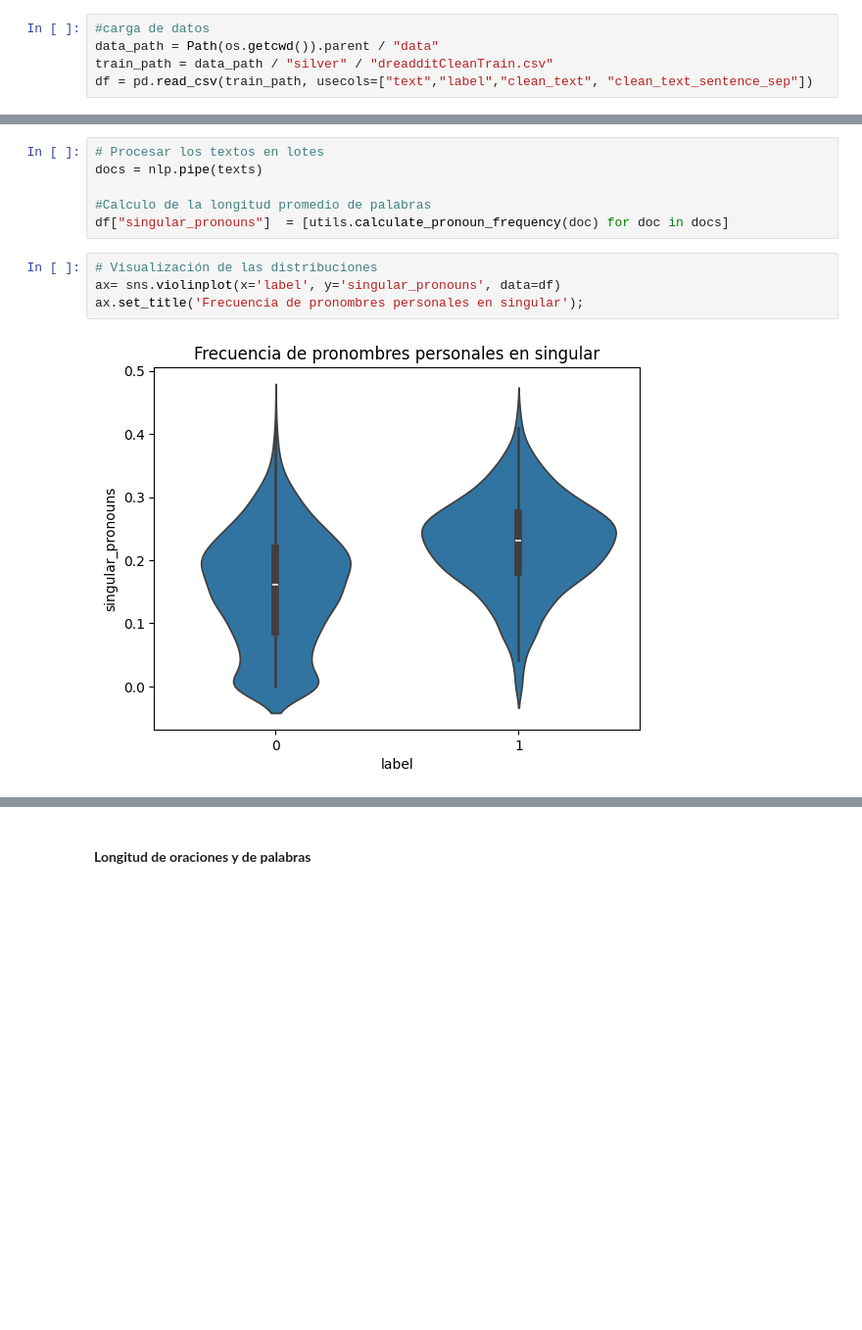
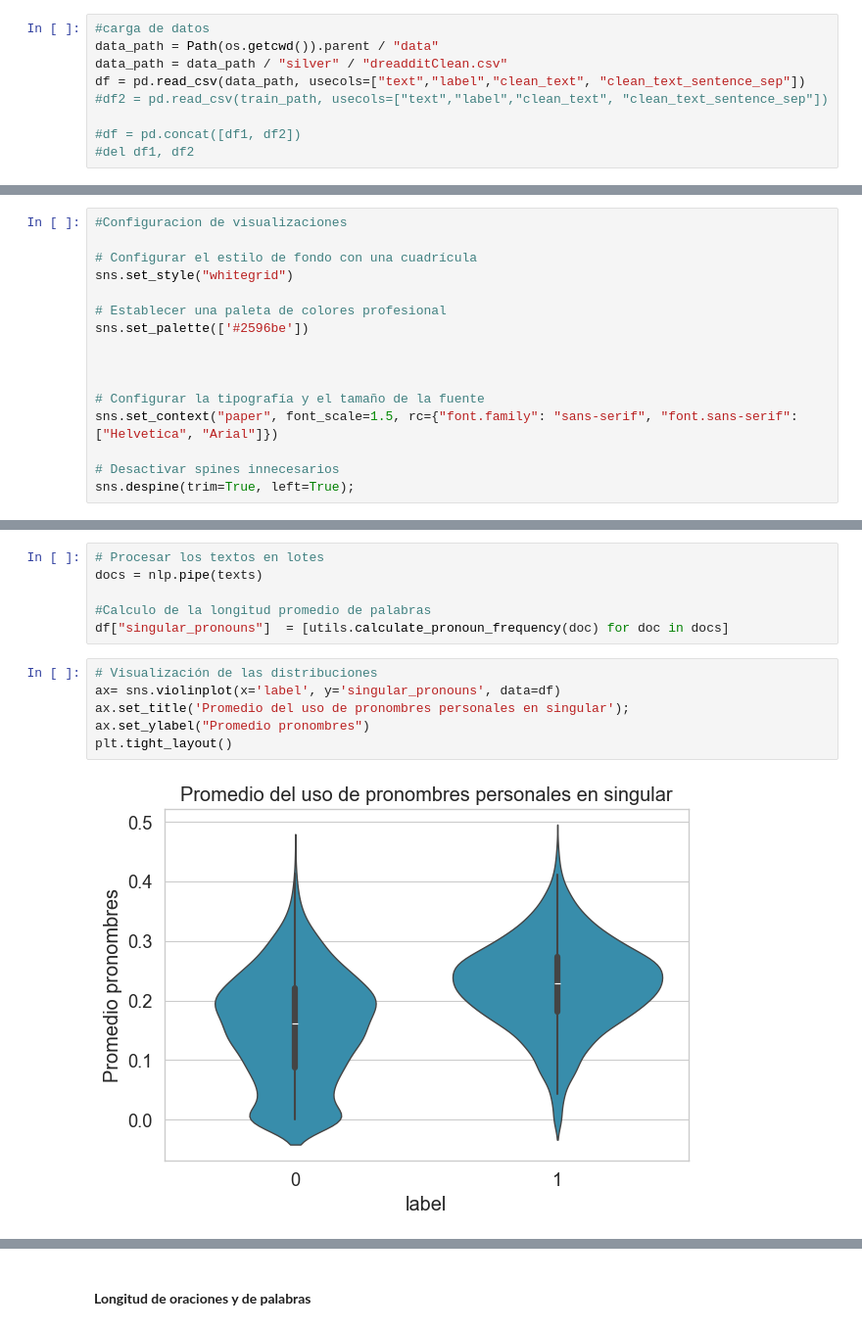
Before and after one commit to fjmoyao/depression_detection, a Jupyter notebook: src/EDA hipotesis testing.ipynb, the cells around one changed output, grey strips where cells are left out. Shown at 98% size. Cells and saved outputs as stored; diff of their text form; blank space fills up the shorter version.

```diff
--- a/src/EDA hipotesis testing.ipynb
+++ b/src/EDA hipotesis testing.ipynb
@@ -38,8 +38,12 @@ from sklearn.model_selection import train_test_split
 # %%
 #carga de datos
 data_path = Path(os.getcwd()).parent / "data"
-train_path = data_path / "silver" / "dreadditCleanTrain.csv"
-df = pd.read_csv(train_path, usecols=["text","label","clean_text", "clean_text_sentence_sep"])
+data_path = data_path / "silver" / "dreadditClean.csv"
+df = pd.read_csv(data_path, usecols=["text","label","clean_text", "clean_text_sentence_sep"])
+#df2 = pd.read_csv(train_path, usecols=["text","label","clean_text", "clean_text_sentence_sep"])
+
+#df = pd.concat([df1, df2])
+#del df1, df2
 # %%
 #carga de datos
 #data_path = Path(os.getcwd()).parent / "data"
@@ -64,3 +68,19 @@ texts = df['clean_text'].tolist()
 
 # se almacenan todos los textos en una lista
 texts_sentence_sep = df['clean_text_sentence_sep'].tolist()
+# %%
+#Configuracion de visualizaciones
+
+# Configurar el estilo de fondo con una cuadrícula
+sns.set_style("whitegrid")
+
+# Establecer una paleta de colores profesional
+sns.set_palette(['#2596be'])
+
+
+
+# Configurar la tipografía y el tamaño de la fuente
+sns.set_context("paper", font_scale=1.5, rc={"font.family": "sans-serif", "font.sans-serif": ["Helvetica", "Arial"]})
+
+# Desactivar spines innecesarios
+sns.despine(trim=True, left=True);
@@ -75,9 +97,11 @@ df["singular_pronouns"]  = [utils.calculate_pronoun_frequency(doc) for doc in do
 # %%
 # Visualización de las distribuciones
 ax= sns.violinplot(x='label', y='singular_pronouns', data=df)
-ax.set_title('Frecuencia de pronombres personales en singular');
+ax.set_title('Promedio del uso de pronombres personales en singular');
+ax.set_ylabel("Promedio pronombres")
+plt.tight_layout()
 # %% [output]
-[figure, old version]
+[figure, new version]
 # %%
 # Test de Shapiro-Wilk para normalidad
 stat, p = shapiro(df[df['label'] == 0]['singular_pronouns'])
```
Also changed, not shown: parts of 22 cells of this notebook, 2 other files.
